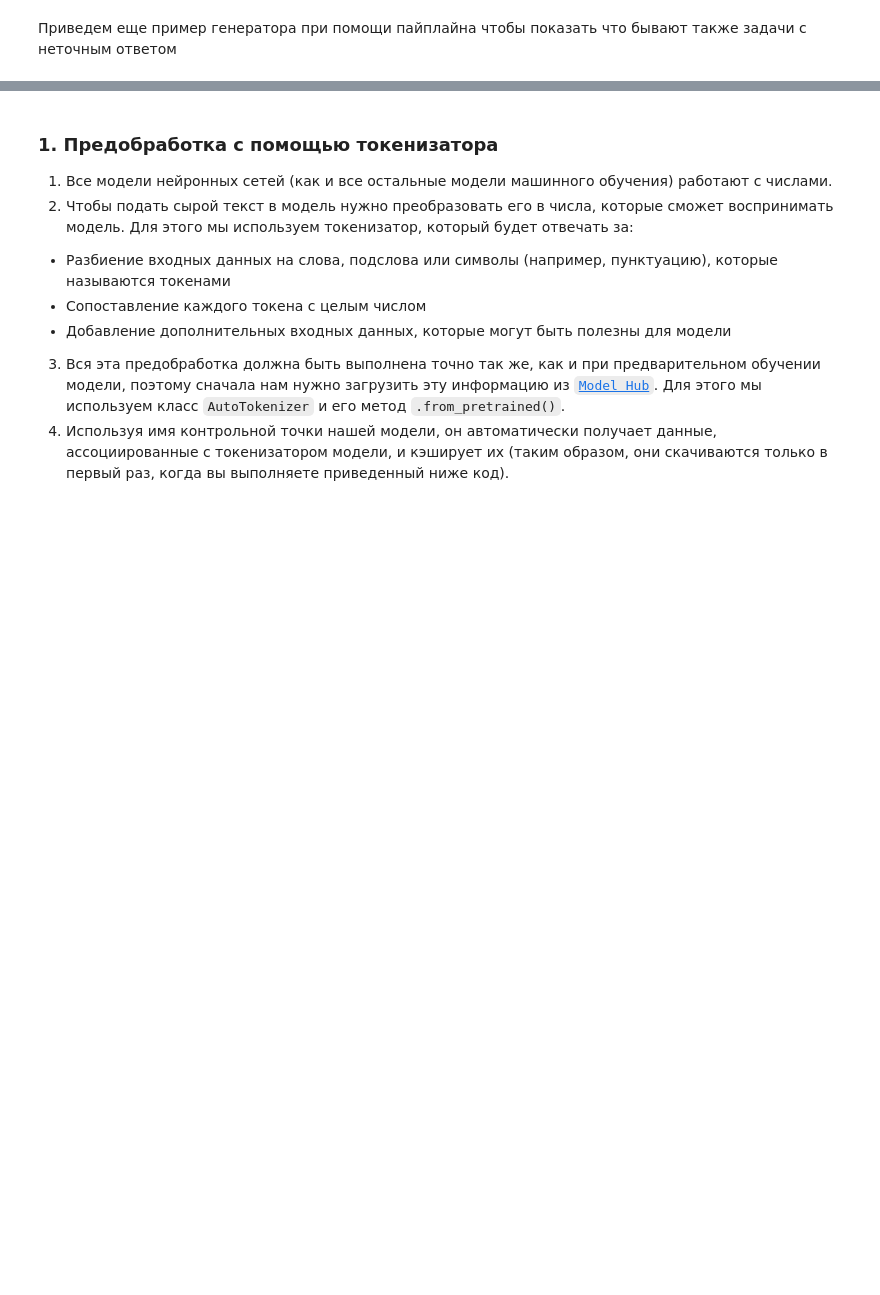
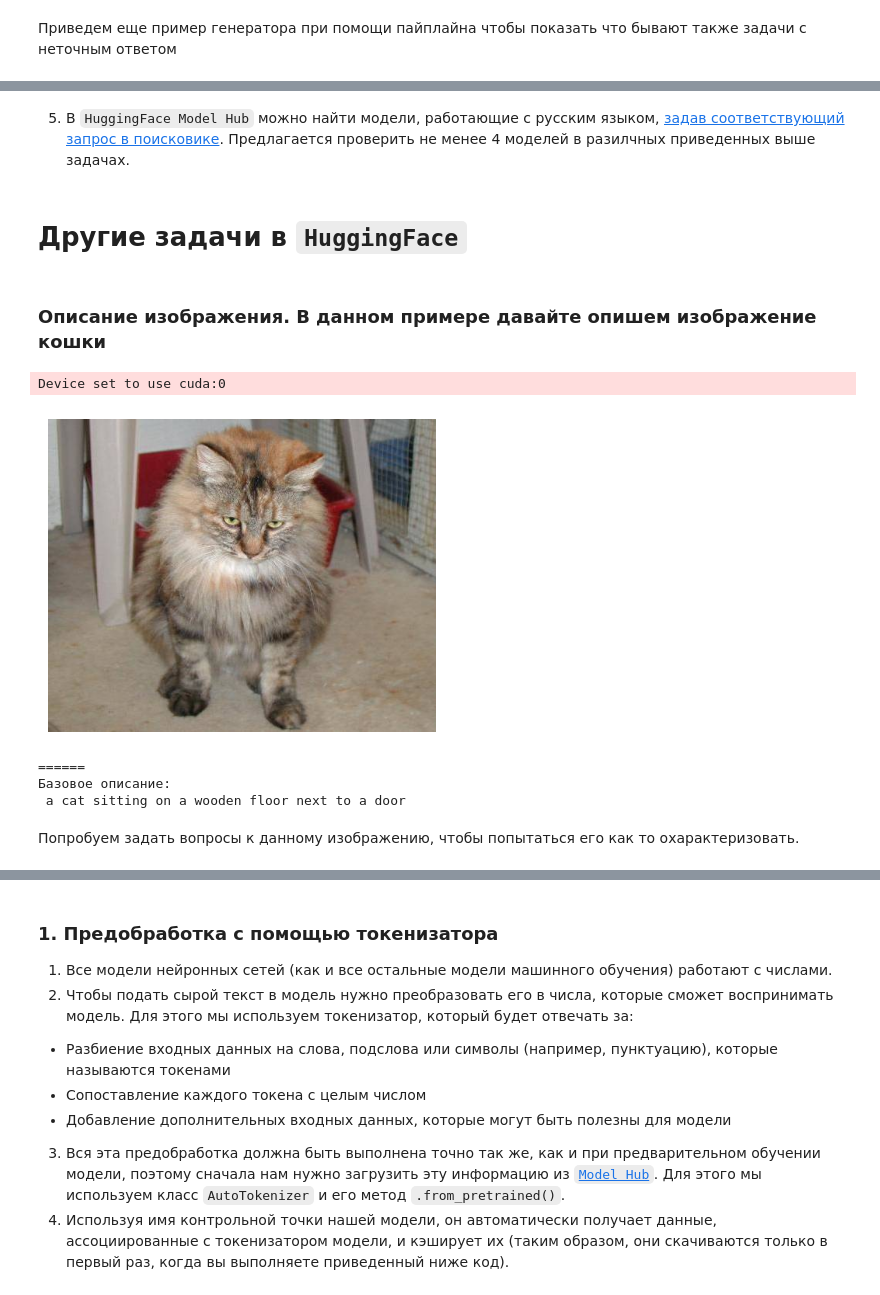
Before and after one commit to MVRonkin/BasicDataAnalysisCourse, a Jupyter notebook: Workshops/05_HF_intro.ipynb, the cells around one changed output, grey strips where cells are left out. Cells and saved outputs as stored; diff of their text form; code cells hidden in the pictures; blank space fills up the shorter version.

```diff
--- a/Workshops/05_HF_intro.ipynb
+++ b/Workshops/05_HF_intro.ipynb
@@ -180,0 +213,6 @@ for text in challenging_texts:
+# %% [markdown]
+5. В `HuggingFace Model Hub` можно найти модели, работающие с русским языком, [задав соответствующий запрос в поисковике](https://huggingface.co/models?language=rus&sort=trending). Предлагается проверить не менее 4 моделей в разилчных приведенных выше задачах.
+# %% [markdown]
+# Другие задачи в `HuggingFace`
+# %% [markdown]
+### Описание изображения. В данном примере давайте опишем изображение кошки
@@ -180,0 +223,24 @@ for text in challenging_texts:
+# %%
+captioner = pipeline("image-to-text", model="nlpconnect/vit-gpt2-image-captioning")
+
+url = "https://github.com/laxmimerit/dog-cat-full-dataset/blob/master/data/train/cats/cat.10055.jpg?raw=true"
+
+image = Image.open(requests.get(url, stream=True).raw)
+
+#   Визуализацич изображения
+plt.figure(figsize = (5,5)); plt.imshow(image); plt.axis('off'); plt.title("Изображение для анализа"); plt.show()
+
+# Описание
+basic_result = captioner(image)
+
+basic_caption = basic_result[0]['generated_text']
+
+print("="*6,"\nБазовое описание:\n", basic_caption)
+# %% [output]
+Device set to use cuda:0
+[figure, added]
+======
+Базовое описание:
+ a cat sitting on a wooden floor next to a door
+# %% [markdown]
+Попробуем задать вопросы к данному изображению, чтобы попытаться его как то охарактеризовать.
```
Also changed, not shown: parts of 31 cells of this notebook.
